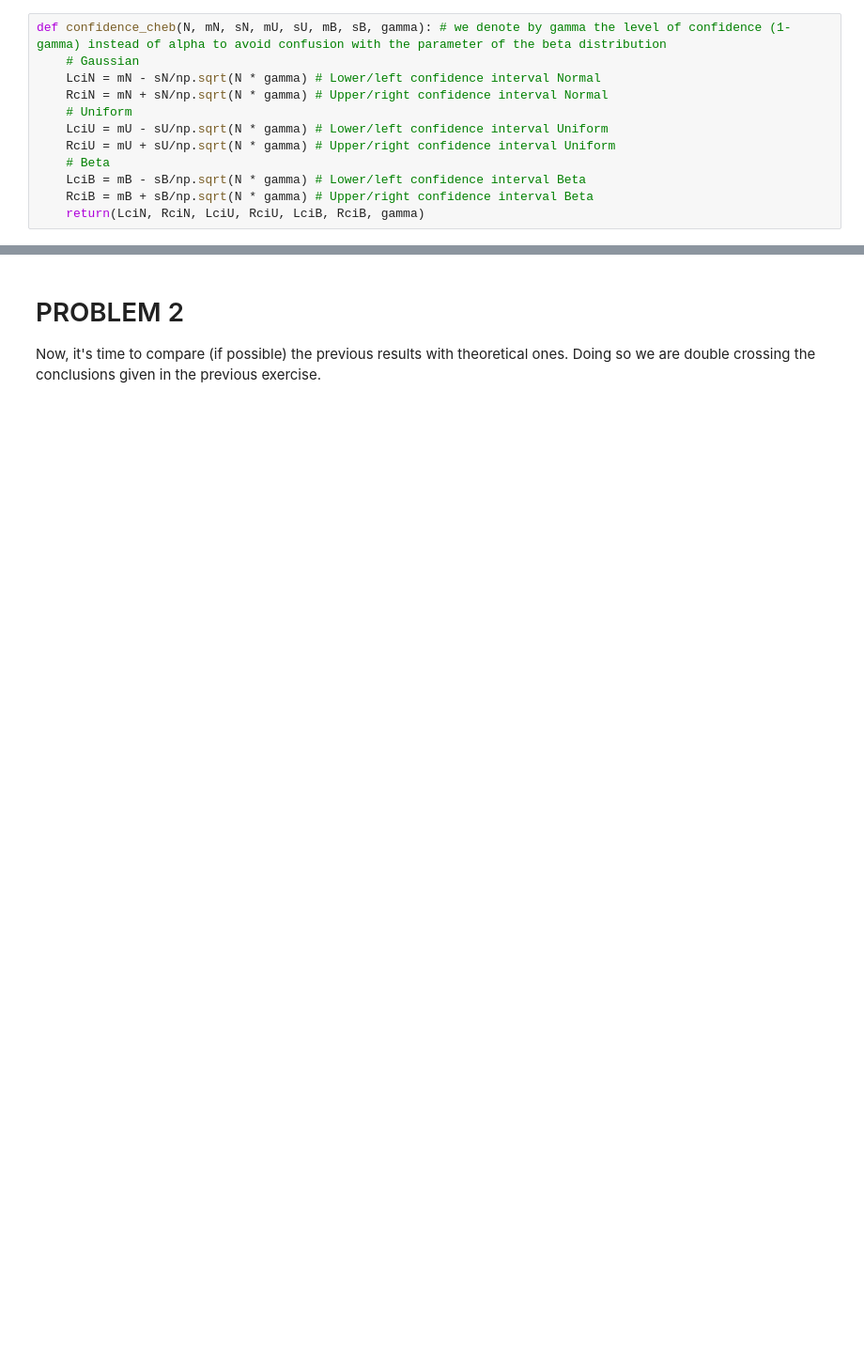
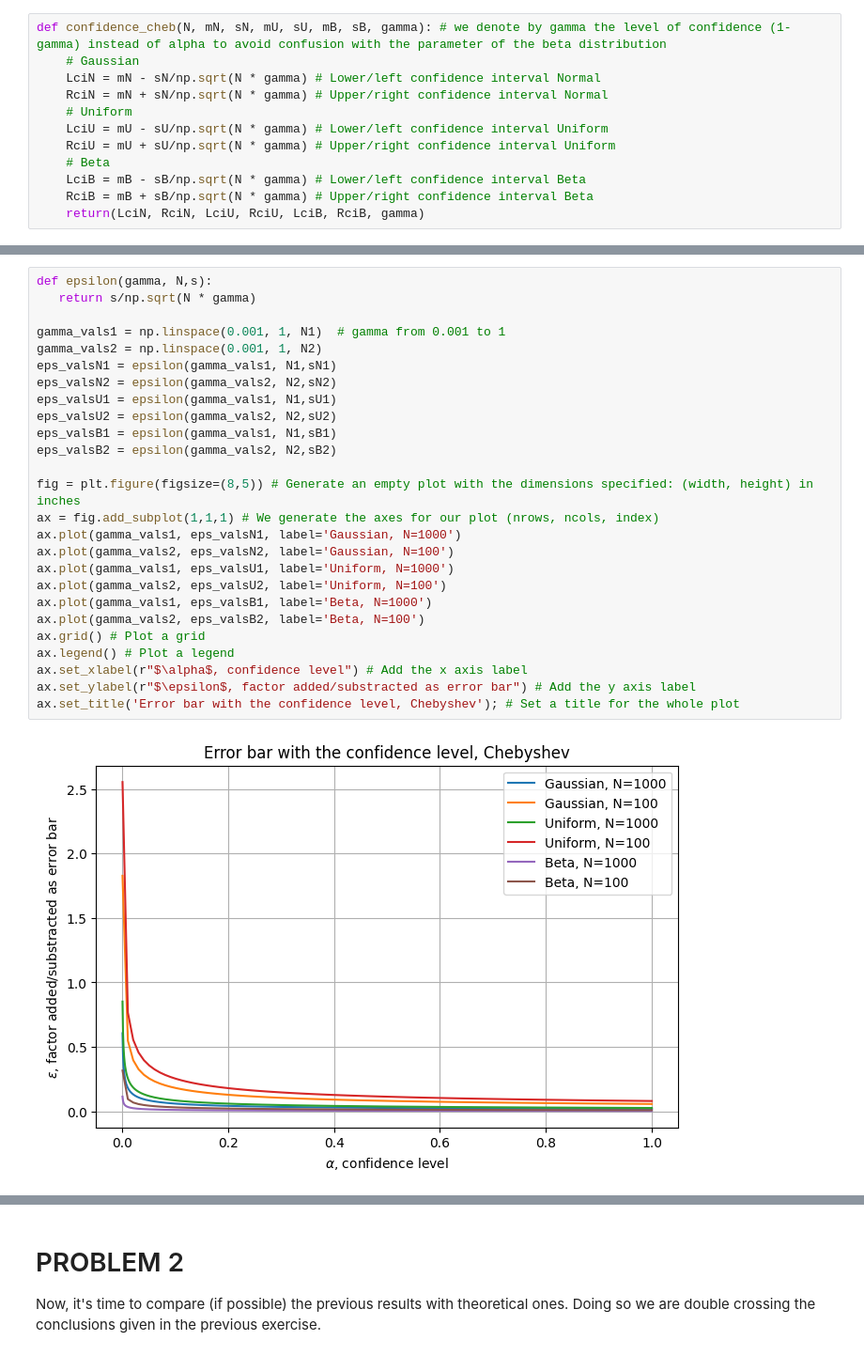
Before and after one commit to jorgite/Quantum-Machine-Learning-UIMP, a Jupyter notebook: exercise_UD1/UD1_problem_solution.ipynb, the cells around one changed output, grey strips where cells are left out. Shown: that part at 94% size. Drawn from its saved outputs; the diff is of its cells as text; blank space fills up the shorter version.

```diff
--- a/exercise_UD1/UD1_problem_solution.ipynb
+++ b/exercise_UD1/UD1_problem_solution.ipynb
@@ -388,0 +426,28 @@ Considering a confidence level of 99.72999999999999% and a data set of 100 eleme
+# %%
+def epsilon(gamma, N,s):
+   return s/np.sqrt(N * gamma)
+
+gamma_vals1 = np.linspace(0.001, 1, N1)  # gamma from 0.001 to 1
+gamma_vals2 = np.linspace(0.001, 1, N2)
+eps_valsN1 = epsilon(gamma_vals1, N1,sN1)
+eps_valsN2 = epsilon(gamma_vals2, N2,sN2)
+eps_valsU1 = epsilon(gamma_vals1, N1,sU1)
+eps_valsU2 = epsilon(gamma_vals2, N2,sU2)
+eps_valsB1 = epsilon(gamma_vals1, N1,sB1)
+eps_valsB2 = epsilon(gamma_vals2, N2,sB2)
+
+fig = plt.figure(figsize=(8,5)) # Generate an empty plot with the dimensions specified: (width, height) in inches
+ax = fig.add_subplot(1,1,1) # We generate the axes for our plot (nrows, ncols, index)
+ax.plot(gamma_vals1, eps_valsN1, label='Gaussian, N=1000')
+ax.plot(gamma_vals2, eps_valsN2, label='Gaussian, N=100')
+ax.plot(gamma_vals1, eps_valsU1, label='Uniform, N=1000')
+ax.plot(gamma_vals2, eps_valsU2, label='Uniform, N=100')
+ax.plot(gamma_vals1, eps_valsB1, label='Beta, N=1000')
+ax.plot(gamma_vals2, eps_valsB2, label='Beta, N=100')
+ax.grid() # Plot a grid
+ax.legend() # Plot a legend
+ax.set_xlabel(r"$\alpha$, confidence level") # Add the x axis label
+ax.set_ylabel(r"$\epsilon$, factor added/substracted as error bar") # Add the y axis label
+ax.set_title('Error bar with the confidence level, Chebyshev'); # Set a title for the whole plot
+# %% [output]
+[figure, added]
```
Also changed, not shown: parts of 24 cells of this notebook, 3 other files.
